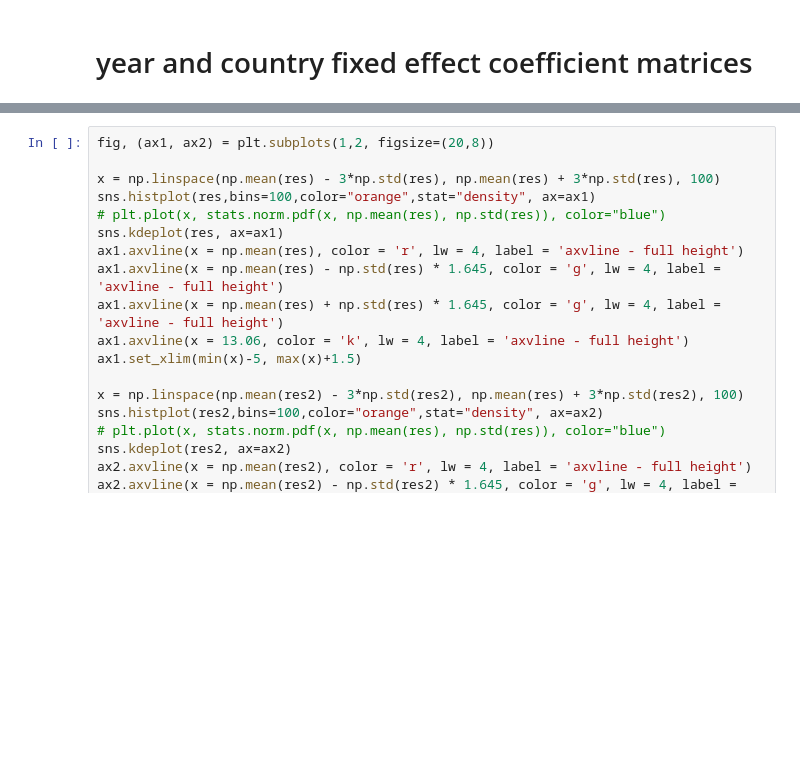
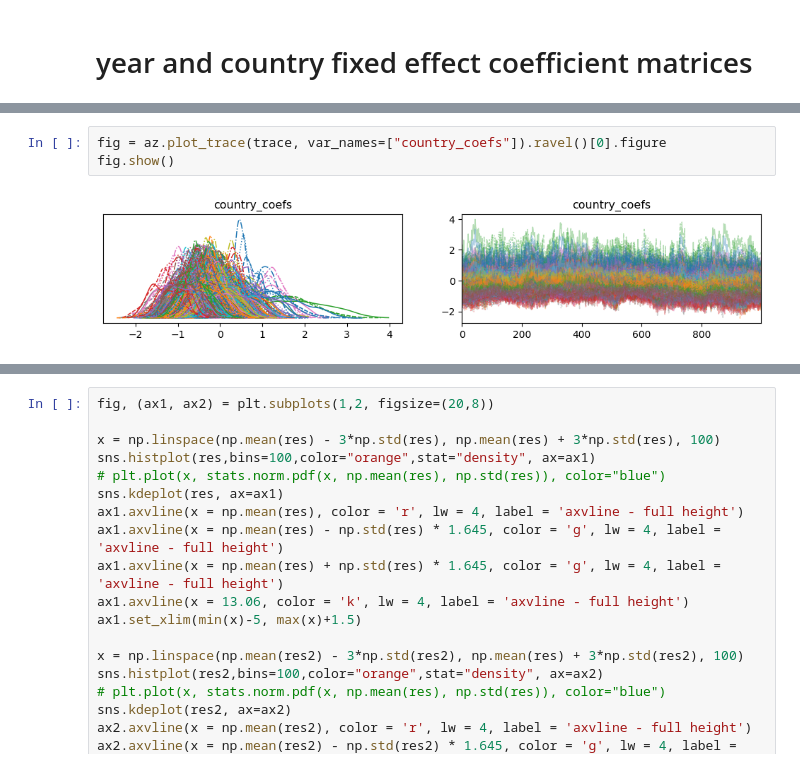
Before and after one commit to greenguy33/environmental-bayesian-modeling, a Jupyter notebook: notebooks/Burke_paper_reproduction.ipynb, the cells around one changed output, grey strips where cells are left out. Saved outputs shown, nothing was run; the diff lists cells and outputs as text; blank space fills up the shorter version.

```diff
--- a/notebooks/Burke_paper_reproduction.ipynb
+++ b/notebooks/Burke_paper_reproduction.ipynb
@@ -206,3 +213,8 @@ KeyError: 'var names: "[\'temp_posterior\'] are not present" in dataset'
+# %%
+fig = az.plot_trace(trace, var_names=["country_coefs"]).ravel()[0].figure
+fig.show()
+# %% [output]
+[figure, added]
 # %%
 fig = az.plot_ppc(posterior,var_names=["gdp_posterior_observed"]).ravel()[0].figure
 fig.show()
```
Also changed, not shown: parts of 24 cells of this notebook, 5 other files.
